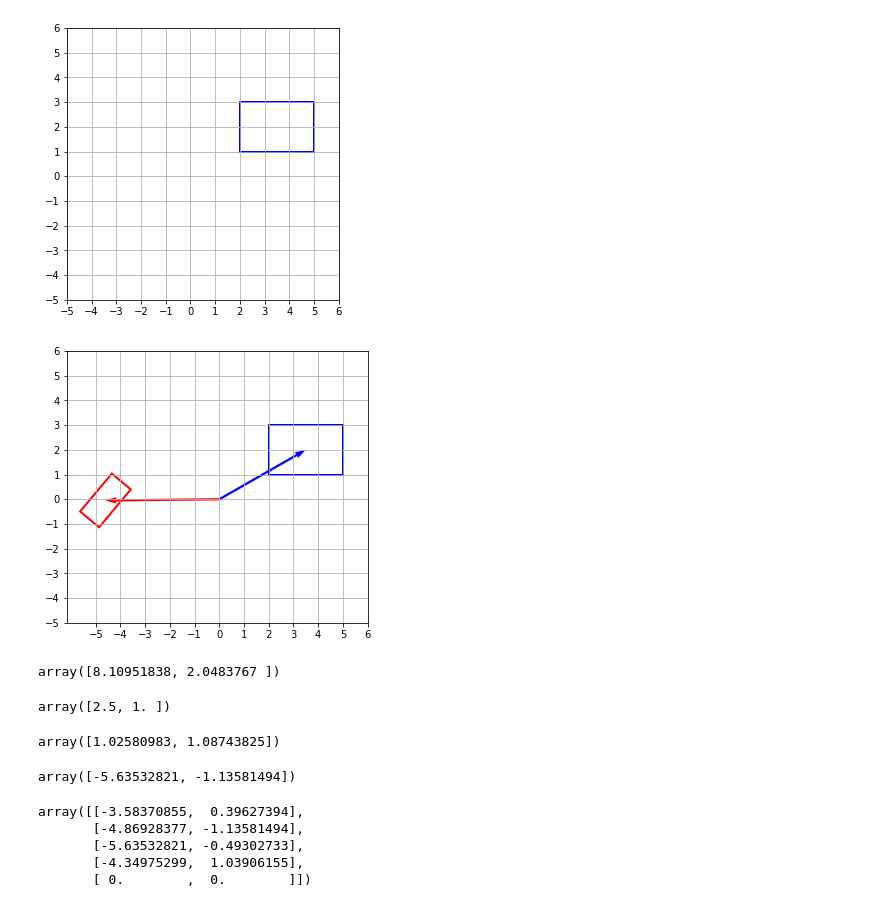
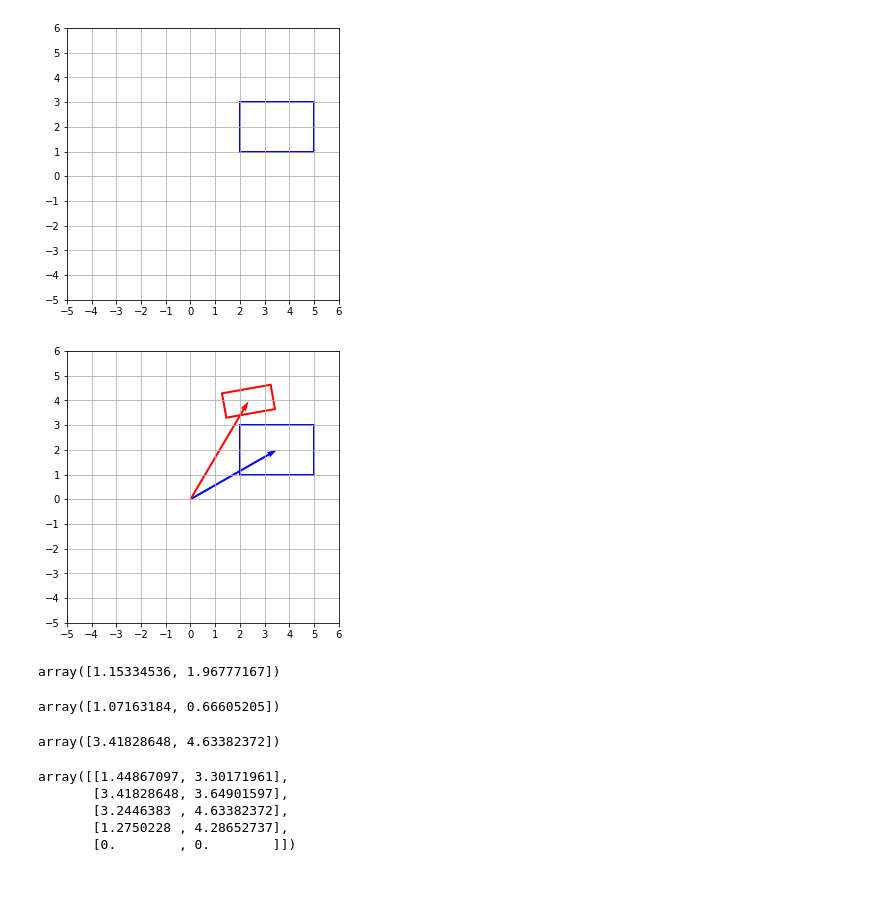
Before and after one commit to conanjunn/matrix, a Jupyter notebook: obb.ipynb, the cells around one changed output. Drawn from its saved outputs; the diff is of its cells as text; code cells hidden in the pictures.

```diff
--- a/obb.ipynb
+++ b/obb.ipynb
@@ -9,17 +9,17 @@ aOrigin = np.array([
     [0, 0]
 ])
 bOrigin = np.array([
-    [-2, 3],
-    [-4, 3],
-    [-4, 4],
-    [-2, 4],
+    [2, 3],
+    [4, 3],
+    [4, 4],
+    [2, 4],
     [0, 0]
 ])
 
 aPosOrigin = np.array([3.5, 2])
-bPosOrigin = np.array([-3, 3.5])
+bPosOrigin = np.array([3, 3.5])
 
-ahOrigin = np.array([2.5, 1])
+ahOrigin = np.array([1.5, 1])
 bhOrigin = np.array([1, 0.5])
 # %%
 draw = Draw()
@@ -37,8 +37,8 @@ rotateA = np.array([
 ])
 
 rotateB = np.array([
-    [math.cos(math.pi / 180 * 90), math.sin(math.pi / 180 * 90) * -1],
-    [math.sin(math.pi / 180 * 90), math.cos(math.pi / 180 * 90)]
+    [math.cos(math.pi / 180 * 50), math.sin(math.pi / 180 * 50) * -1],
+    [math.sin(math.pi / 180 * 50), math.cos(math.pi / 180 * 50)]
 ])
 
 iRotateA = np.linalg.inv(rotateA)
@@ -73,52 +71,46 @@ draw.render([-5, 7])
 # %%
 # a矩形坐标系下的两个矩形
 bBase = np.array([iRotateA.dot(item) for item in b])
 
 iAPos = iRotateA.dot(aPos)
 iBPos = iRotateA.dot(bPos)
 
-iAh = iRotateA.dot(ah)
-iBh = iRotateA.dot(bh)
-
 draw = Draw()
 draw.v(iAPos, 'b')
 draw.v(iBPos)
 draw.rect(aBase, 'b')
 draw.rect(bBase)
 draw.render([-5, 7])
 # %% [output]
-[figure, old version]
+[figure, new version]
 # %%
 # 两个原点坐标的差
 posTotal = abs(iBPos - iAPos)
 posTotal
 # %% [output]
-array([8.10951838, 2.0483767 ])
+array([1.15334536, 1.96777167])
-# %%
-# 由于a矩形此刻是没有旋转的，所以a的半径向量直接可用
-iAh
-# %% [output]
-array([2.5, 1. ])
 # %%
 # b由于此刻是旋转的，所以b的半径向量需要重新算下
 # 将变换矩阵取绝对值后点乘原来的半径向量得到的向量即是x,y的最大值
-r = np.array([ [ abs(f) for f in item ] for item in iRotateA ])
-rr = r.dot(bh)
-rr
+
+rotateC = iRotateA.dot(rotateB)
+
+absRc = np.array([ abs(item) for item in rotateC ])
+bh = absRc.dot(bhOrigin)
+bh
 # %% [output]
-array([1.02580983, 1.08743825])
+array([1.07163184, 0.66605205])
 # %%
 #  b矩形x,y的最大值
-rrTmp = [ item * -1 for item in rr ]
-rrTmp + iBPos
+bh + iBPos
 # %% [output]
-array([-5.63532821, -1.13581494])
+array([3.41828648, 4.63382372])
 # %%
 # 可以和上方的值对比下
 bBase
 # %% [output]
-array([[-3.58370855,  0.39627394],
-       [-4.86928377, -1.13581494],
-       [-5.63532821, -0.49302733],
-       [-4.34975299,  1.03906155],
-       [ 0.        ,  0.        ]])
+array([[1.44867097, 3.30171961],
+       [3.41828648, 3.64901597],
+       [3.2446383 , 4.63382372],
+       [1.2750228 , 4.28652737],
+       [0.        , 0.        ]])
```
Also changed, not shown: parts of 6 cells of this notebook.
